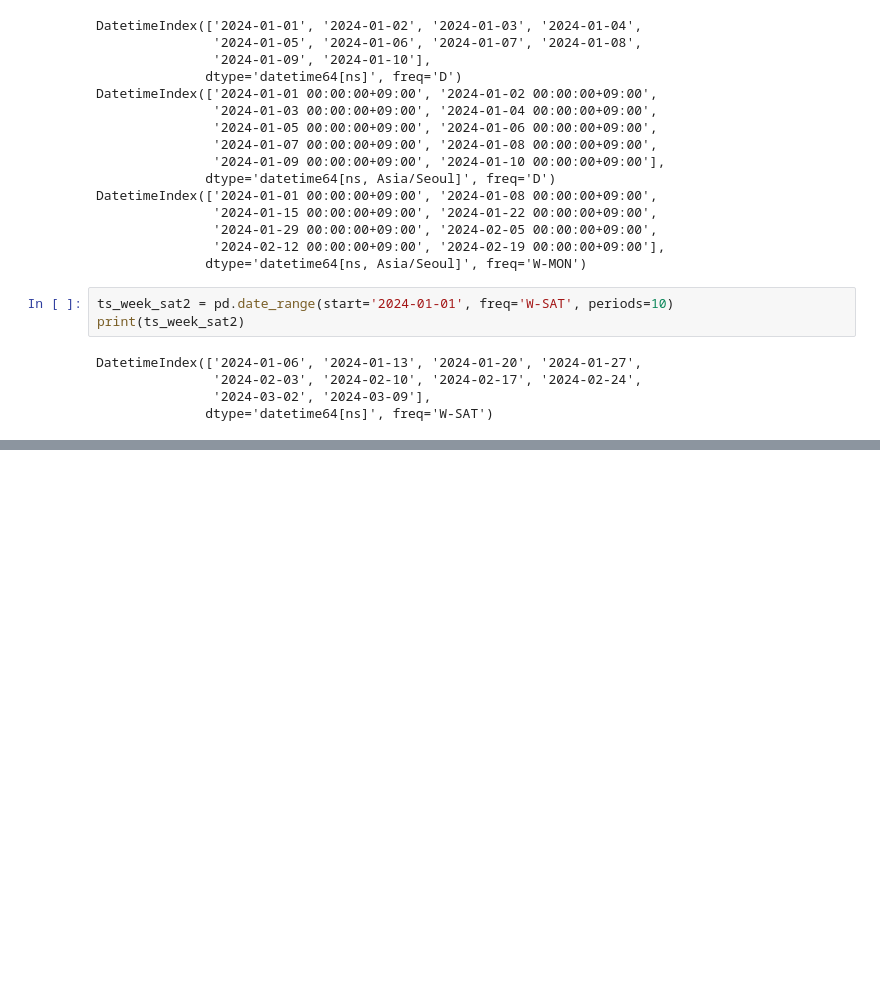
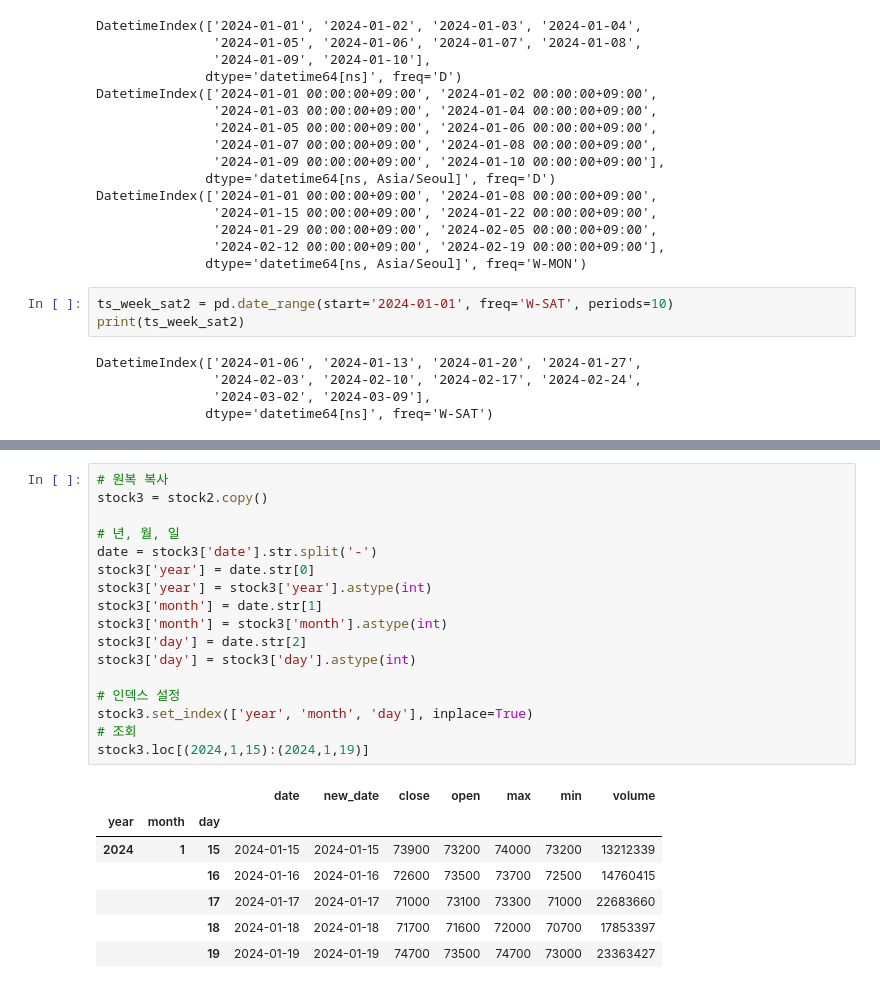
Before and after one commit to KimJeayool/python_pandas, a Jupyter notebook: 2024.03.23_시계열데이터.ipynb, the cells around one changed output, grey strips where cells are left out. Drawn from its saved outputs; the diff is of its cells as text; blank space fills up the shorter version.

```diff
--- a/2024.03.23_시계열데이터.ipynb
+++ b/2024.03.23_시계열데이터.ipynb
@@ -167,0 +213,25 @@ DatetimeIndex(['2024-01-06', '2024-01-13', '2024-01-20', '2024-01-27',
+# %%
+# 원복 복사
+stock3 = stock2.copy()
+
+# 년, 월, 일
+date = stock3['date'].str.split('-')
+stock3['year'] = date.str[0]
+stock3['year'] = stock3['year'].astype(int)
+stock3['month'] = date.str[1]
+stock3['month'] = stock3['month'].astype(int)
+stock3['day'] = date.str[2]
+stock3['day'] = stock3['day'].astype(int)
+
+# 인덱스 설정
+stock3.set_index(['year', 'month', 'day'], inplace=True)
+# 조회
+stock3.loc[(2024,1,15):(2024,1,19)]
+# %% [output]
+|  |  |  | date | new_date | close | open | max | min | volume |
+| year | month | day |  |  |  |  |  |  |  |
+| 2024 | 1 | 15 | 2024-01-15 | 2024-01-15 | 73900 | 73200 | 74000 | 73200 | 13212339 |
+|  |  | 16 | 2024-01-16 | 2024-01-16 | 72600 | 73500 | 73700 | 72500 | 14760415 |
+|  |  | 17 | 2024-01-17 | 2024-01-17 | 71000 | 73100 | 73300 | 71000 | 22683660 |
+|  |  | 18 | 2024-01-18 | 2024-01-18 | 71700 | 71600 | 72000 | 70700 | 17853397 |
+|  |  | 19 | 2024-01-19 | 2024-01-19 | 74700 | 73500 | 74700 | 73000 | 23363427 |
```
Also changed, not shown: parts of 5 cells of this notebook, 2 other files.
